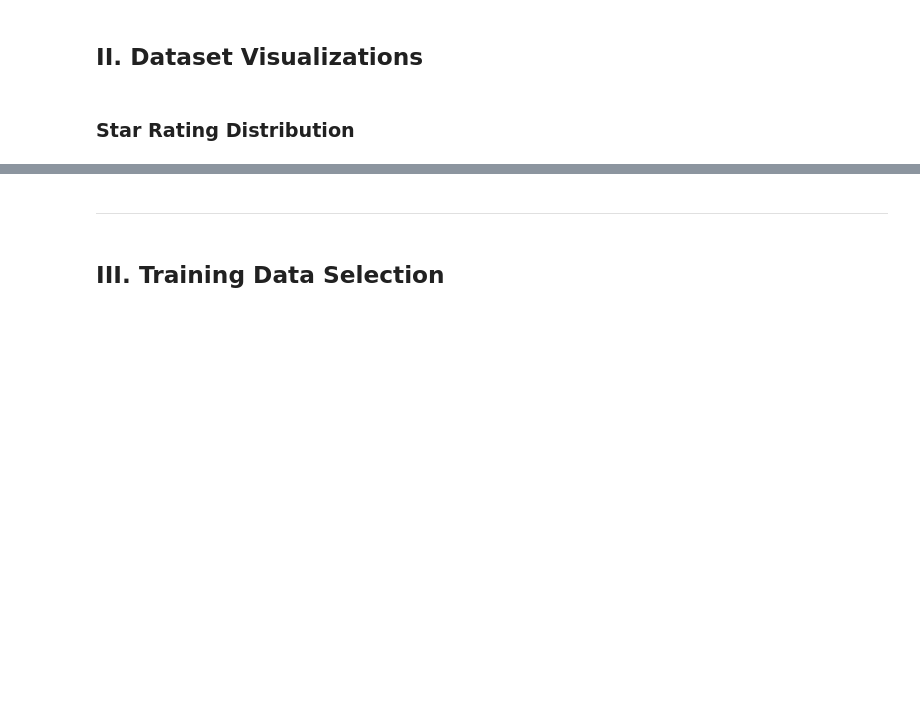
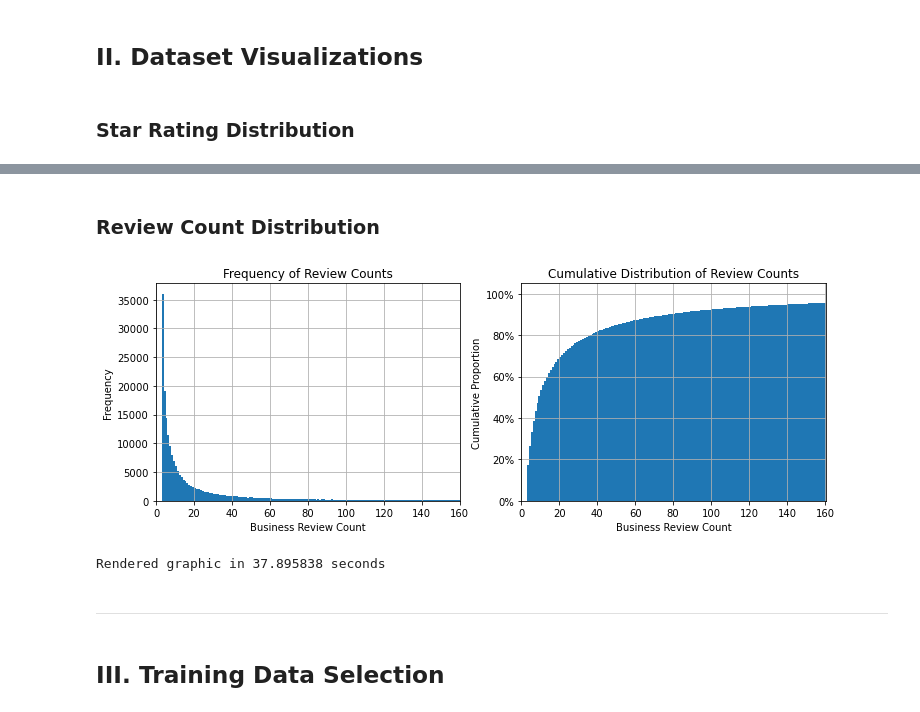
Before and after one commit to concision/predicting-yelp-ratings, a Jupyter notebook: notebook.ipynb, the cells around one changed output, grey strips where cells are left out. Saved outputs shown, nothing was run; the diff lists cells and outputs as text; code cells hidden in the pictures; blank space fills up the shorter version.

Commit message:
feat: implemented review count distribution visualization

```diff
--- a/notebook.ipynb
+++ b/notebook.ipynb
@@ -137,3 +136,35 @@ Rendered graphic in 0.967627 seconds
+# %% [markdown]
+### Review Count Distribution
+# %%
+start_time = time.time()
+
+stars = [business['review_count'] for business in businesses_by_id.values()]
+
+figure = pyplot.figure(figsize=(12, 4))
+axes = figure.add_subplot(1, 2, 1)
+axes.set_title("Frequency of Review Counts")
+axes.set_xlabel("Business Review Count")
+axes.axis(xmin=0, xmax=mean(stars) + stdev(stars))
+axes.set_ylabel("Frequency")
+axes.grid(True)
+axes.hist(stars, bins = list(range(0, max(stars))))
+
+## Cumulative
+axes = figure.add_subplot(1, 2, 2)
+axes.set_title("Cumulative Distribution of Review Counts")
+axes.set_xlabel("Business Review Count")
+axes.axis(xmin=0, xmax=mean(stars) + stdev(stars))
+axes.set_ylabel("Cumulative Proportion")
+axes.yaxis.set_major_formatter(ticker.FuncFormatter('{0:.0%}'.format))
+axes.grid(True)
+pyplot.hist(stars, bins=list(range(0, max(stars))), cumulative=True,  density=True)
+
+pyplot.show()
+
+print(f"Rendered graphic in {time.time() - start_time:.6f} seconds")
+# %% [output]
+[figure, added]
+Rendered graphic in 37.895838 seconds
 # %% [markdown]
 <hr style="border-top: 1px solid #444">
 # %% [markdown]
```
Also changed, not shown: parts of 12 cells of this notebook.
